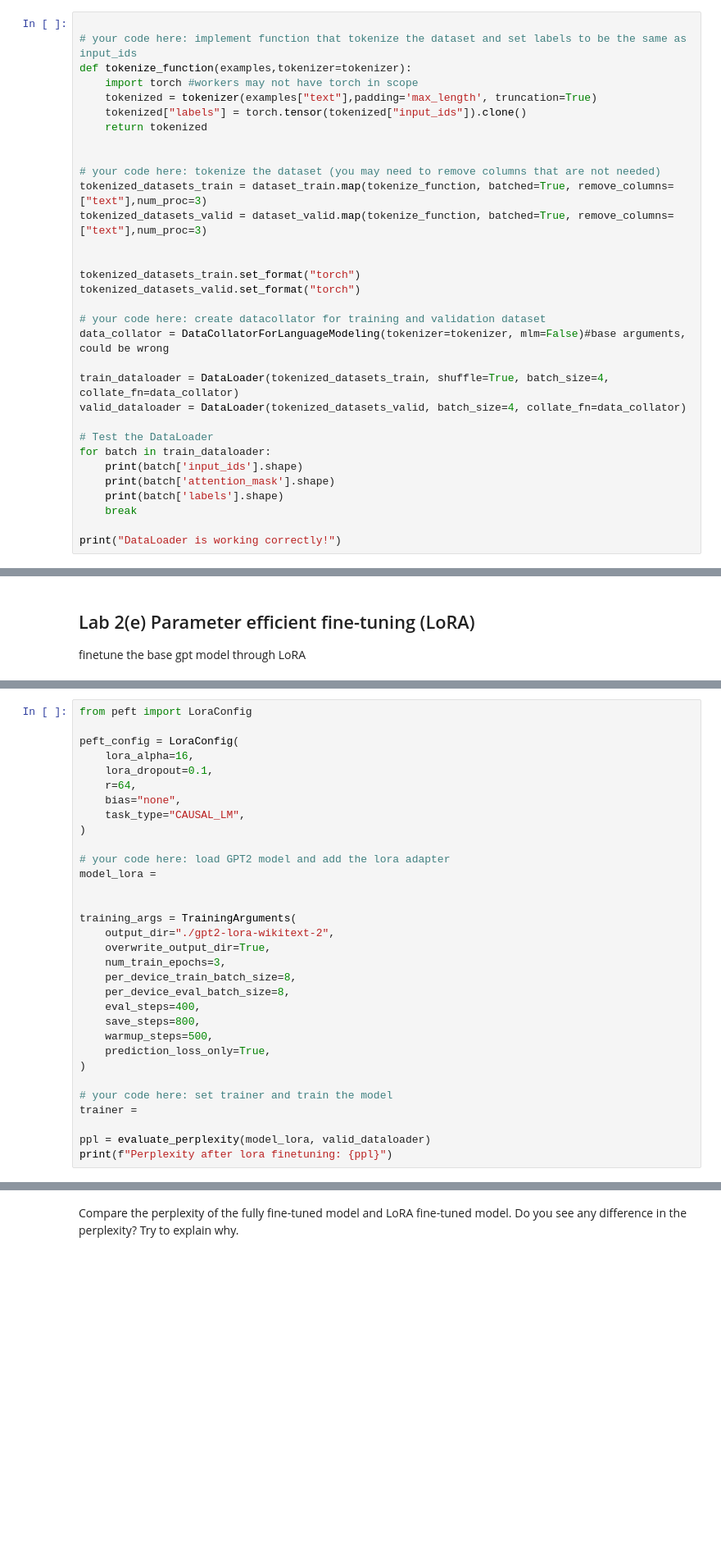
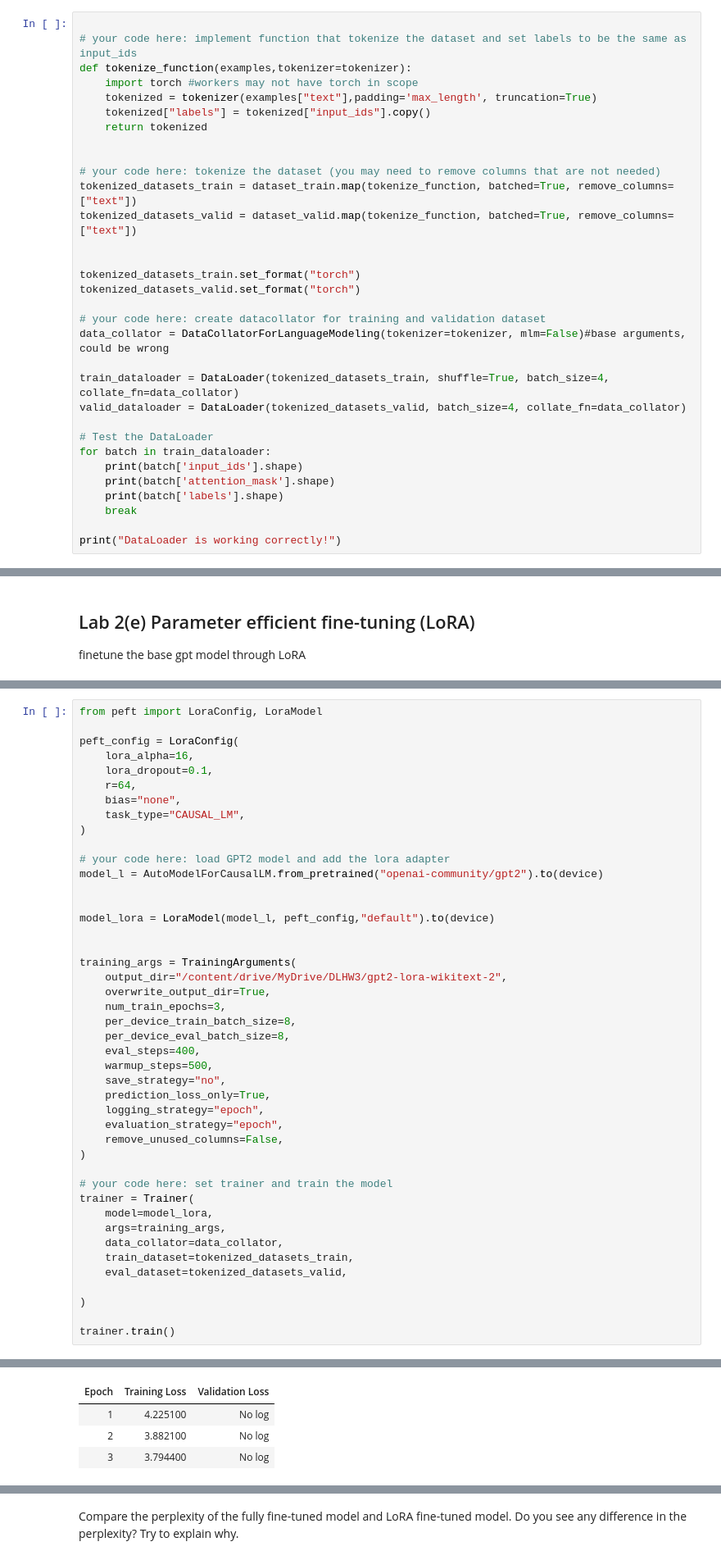
Before and after one commit to johncoogan53/DL_HW3, a Jupyter notebook: labllm_2.ipynb, the cells around one changed output, grey strips where cells are left out. Shown at 82% size. Cells and saved outputs as stored; diff of their text form; blank space fills up the shorter version.

```diff
--- a/labllm_2.ipynb
+++ b/labllm_2.ipynb
@@ -162,13 +155,13 @@ del dataset #drop the full dataset from memory since we have memory issues later
 def tokenize_function(examples,tokenizer=tokenizer):
     import torch #workers may not have torch in scope
     tokenized = tokenizer(examples["text"],padding='max_length', truncation=True)
-    tokenized["labels"] = torch.tensor(tokenized["input_ids"]).clone()
+    tokenized["labels"] = tokenized["input_ids"].copy()
     return tokenized
 
 
 # your code here: tokenize the dataset (you may need to remove columns that are not needed)
-tokenized_datasets_train = dataset_train.map(tokenize_function, batched=True, remove_columns=["text"],num_proc=3)
-tokenized_datasets_valid = dataset_valid.map(tokenize_function, batched=True, remove_columns=["text"],num_proc=3)
+tokenized_datasets_train = dataset_train.map(tokenize_function, batched=True, remove_columns=["text"])
+tokenized_datasets_valid = dataset_valid.map(tokenize_function, batched=True, remove_columns=["text"])
 
 
 tokenized_datasets_train.set_format("torch")
@@ -323,5 +329,5 @@ finetune the base gpt model through LoRA
 # %%
-from peft import LoraConfig
+from peft import LoraConfig, LoraModel
 
 peft_config = LoraConfig(
     lora_alpha=16,
@@ -332,23 +338,36 @@ peft_config = LoraConfig(
 )
 
 # your code here: load GPT2 model and add the lora adapter
-model_lora =
+model_l = AutoModelForCausalLM.from_pretrained("openai-community/gpt2").to(device)
+
+
+model_lora = LoraModel(model_l, peft_config,"default").to(device)
 
 
 training_args = TrainingArguments(
-    output_dir="./gpt2-lora-wikitext-2",
+    output_dir="/content/drive/MyDrive/DLHW3/gpt2-lora-wikitext-2",
     overwrite_output_dir=True,
     num_train_epochs=3,
     per_device_train_batch_size=8,
     per_device_eval_batch_size=8,
     eval_steps=400,
-    save_steps=800,
     warmup_steps=500,
+    save_strategy="no",
     prediction_loss_only=True,
+    logging_strategy="epoch",
+    evaluation_strategy="epoch",
+    remove_unused_columns=False,
 )
 
 # your code here: set trainer and train the model
-trainer =
+trainer = Trainer(
+    model=model_lora,
+    args=training_args,
+    data_collator=data_collator,
+    train_dataset=tokenized_datasets_train,
+    eval_dataset=tokenized_datasets_valid,
 
-ppl = evaluate_perplexity(model_lora, valid_dataloader)
-print(f"Perplexity after lora finetuning: {ppl}")
+)
+
+trainer.train()
+# %% [output]
@@ -354,0 +375,4 @@ print(f"Perplexity after lora finetuning: {ppl}")
+| Epoch | Training Loss | Validation Loss |
+| 1 | 4.225100 | No log |
+| 2 | 3.882100 | No log |
+| 3 | 3.794400 | No log |
```
Also changed, not shown: parts of 14 cells of this notebook.
